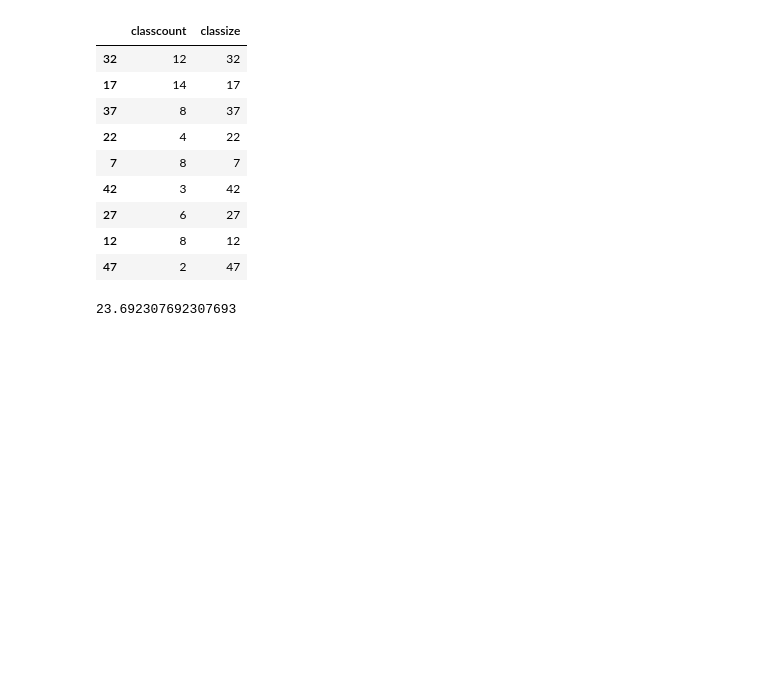
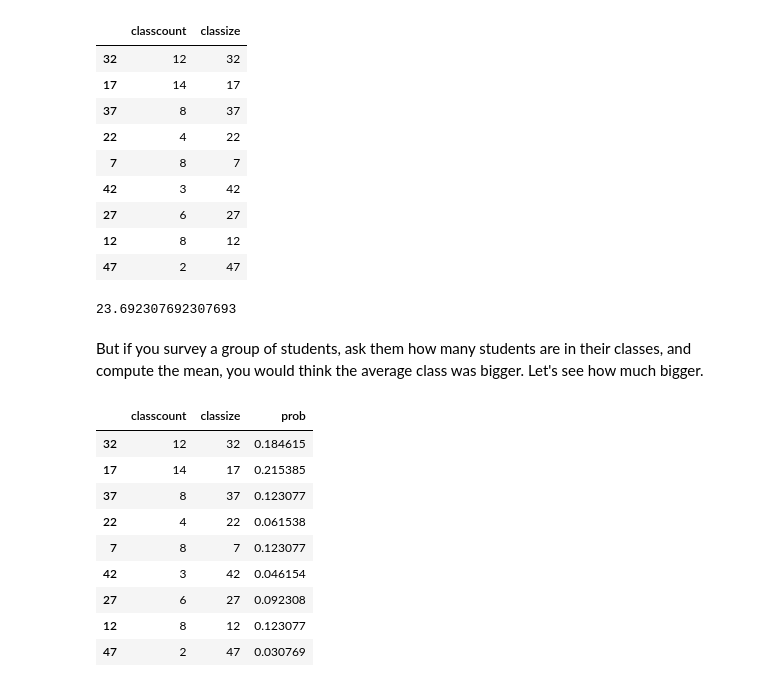
Before and after one commit to doolingdavid/ThinkStats2, a Jupyter notebook: code/chap01ex.ipynb, the cells around one changed output. Drawn from its saved outputs; the diff is of its cells as text; code cells hidden in the pictures; blank space fills up the shorter version.

```diff
--- a/code/chap01ex.ipynb
+++ b/code/chap01ex.ipynb
@@ -715,3 +715,5 @@ dclasses
 (dclasses['classize']*dclasses['classcount']).sum()/(dclasses['classcount'].sum())
 # %% [output]
 23.692307692307693
+# %% [markdown]
+But if you survey a group of students, ask them how many students are in their classes, and compute the mean, you would think the average class was bigger. Let's see how much bigger.
@@ -717,0 +722,13 @@ dclasses
+# %%
+dclasses
+# %% [output]
+|  | classcount | classize | prob |
+| 32 | 12 | 32 | 0.184615 |
+| 17 | 14 | 17 | 0.215385 |
+| 37 | 8 | 37 | 0.123077 |
+| 22 | 4 | 22 | 0.061538 |
+| 7 | 8 | 7 | 0.123077 |
+| 42 | 3 | 42 | 0.046154 |
+| 27 | 6 | 27 | 0.092308 |
+| 12 | 8 | 12 | 0.123077 |
+| 47 | 2 | 47 | 0.030769 |
```
Also changed, not shown: parts of 4 cells of this notebook.
